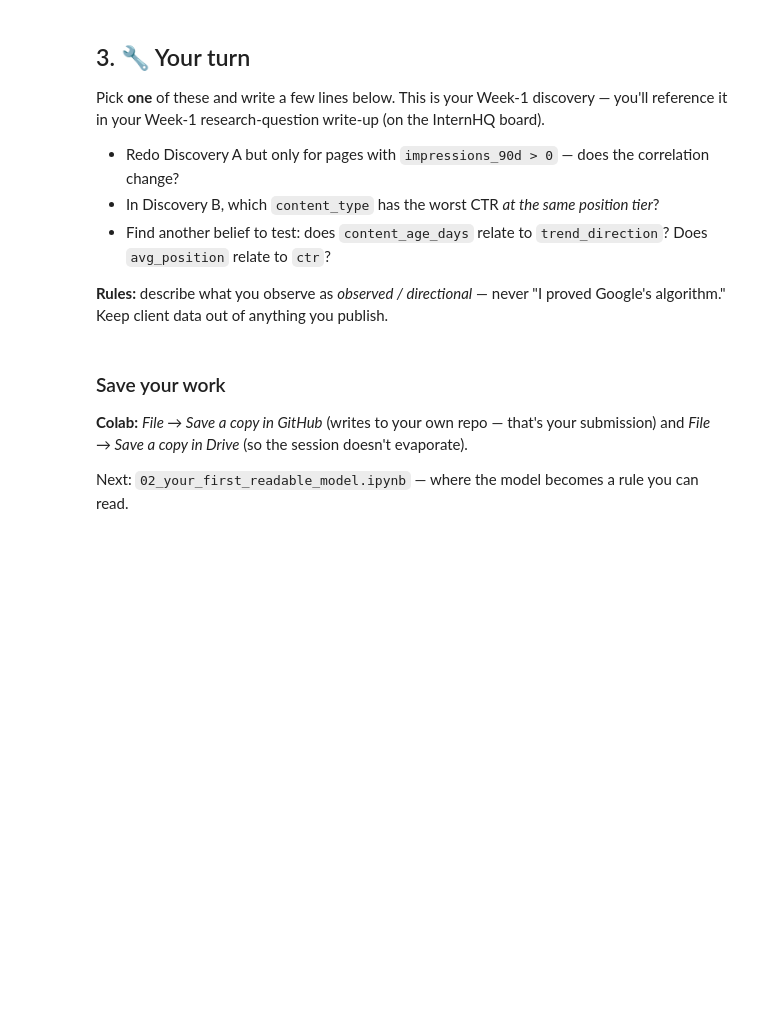
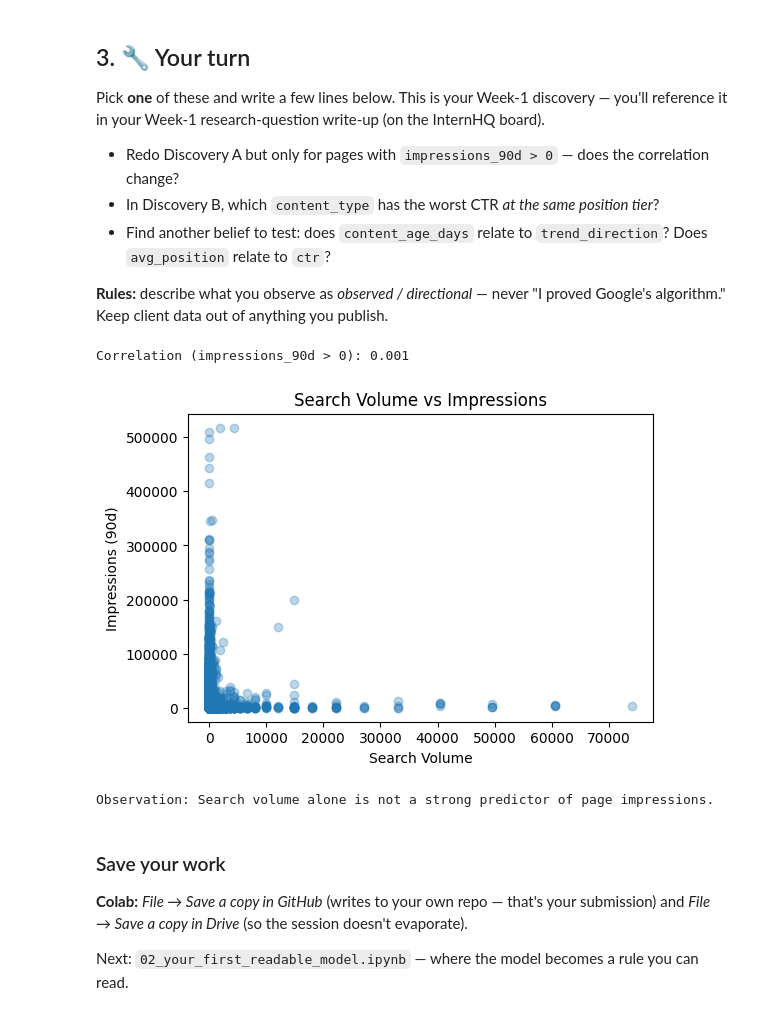
Before and after one commit to Vansh2639/flyrank_intern_1, a Jupyter notebook: notebooks/01_first_look_and_discovery.ipynb, the cells around one changed output. Drawn from its saved outputs; the diff is of its cells as text; code cells hidden in the pictures; blank space fills up the shorter version.

```diff
--- a/notebooks/01_first_look_and_discovery.ipynb
+++ b/notebooks/01_first_look_and_discovery.ipynb
@@ -99,6 +153,31 @@ Pick **one** of these and write a few lines below. This is your Week-1 discovery
 **Rules:** describe what you observe as *observed / directional* — never "I proved Google's algorithm." Keep client data out of anything you publish.
 # %%
 # Your discovery here
+import matplotlib.pyplot as plt
+
+filtered_df = df[df["impressions_90d"] > 0]
+
+corr = filtered_df["search_volume"].corr(filtered_df["impressions_90d"])
+
+print(f"Correlation (impressions_90d > 0): {corr:.3f}")
+
+plt.figure(figsize=(6,4))
+plt.scatter(filtered_df["search_volume"], filtered_df["impressions_90d"], alpha=0.3)
+plt.xlabel("Search Volume")
+plt.ylabel("Impressions (90d)")
+plt.title("Search Volume vs Impressions")
+plt.show()
+
+if abs(corr) < 0.3:
+    print("Observation: Search volume alone is not a strong predictor of page impressions.")
+elif abs(corr) < 0.7:
+    print("Observation: Search volume has a moderate relationship with impressions.")
+else:
+    print("Observation: Search volume has a strong relationship with impressions.")
+# %% [output]
+Correlation (impressions_90d > 0): 0.001
+[figure, added]
+Observation: Search volume alone is not a strong predictor of page impressions.
 # %% [markdown]
 ### Save your work
 **Colab:** *File → Save a copy in GitHub* (writes to your own repo — that's your submission) and *File → Save a copy in Drive* (so the session doesn't evaporate).
```
Also changed, not shown: parts of 7 cells of this notebook.
